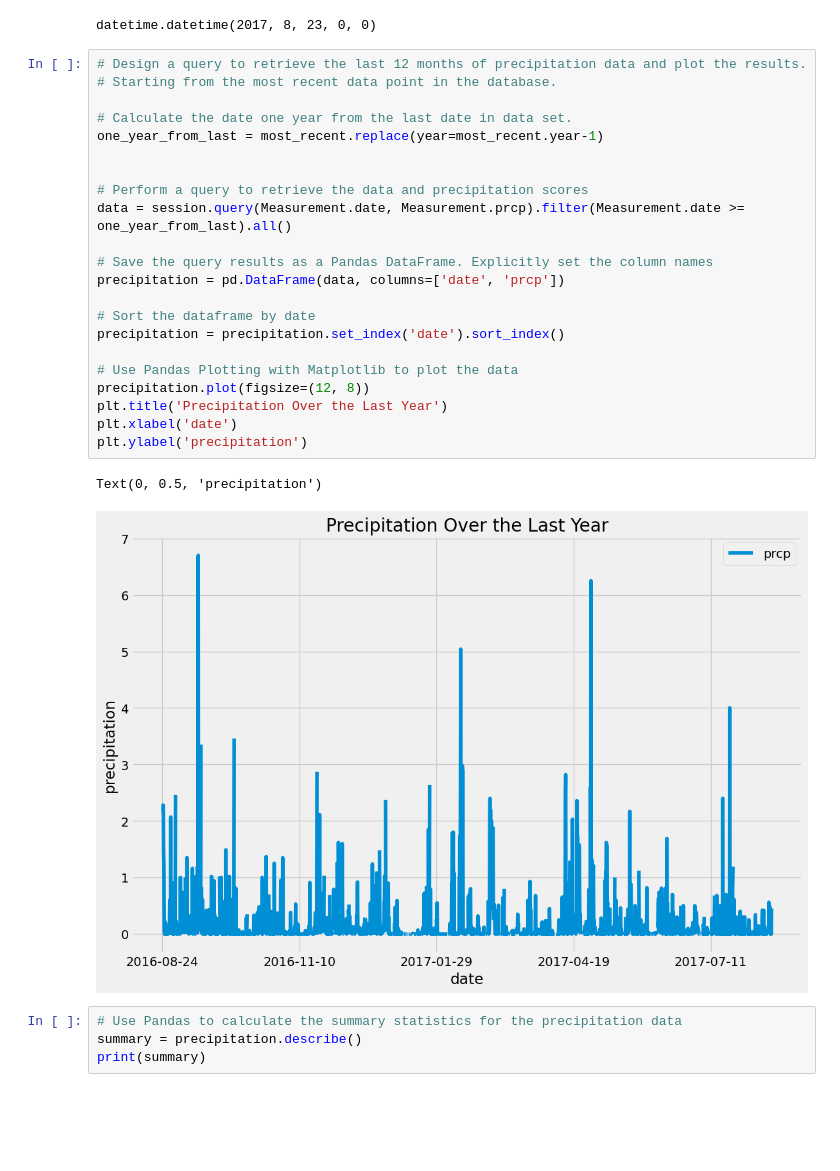
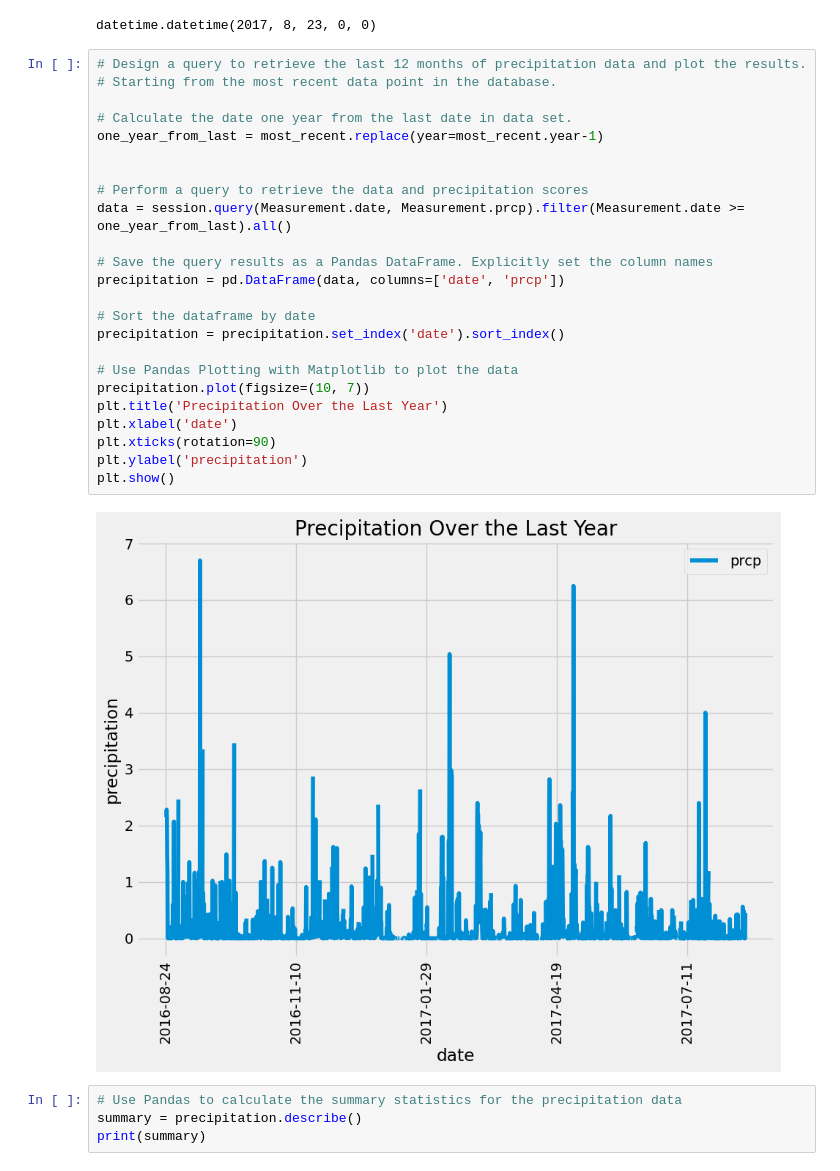
Before and after one commit to lotzamotza/sqlalchemy-challenge, a Jupyter notebook: climate_starter.ipynb, the cells around one changed output. Cells and saved outputs as stored; diff of their text form; blank space fills up the shorter version.

```diff
--- a/climate_starter.ipynb
+++ b/climate_starter.ipynb
@@ -48,28 +48,29 @@ datetime.datetime(2017, 8, 23, 0, 0)
 # %%
 # Design a query to retrieve the last 12 months of precipitation data and plot the results.
 # Starting from the most recent data point in the database.
 
 # Calculate the date one year from the last date in data set.
 one_year_from_last = most_recent.replace(year=most_recent.year-1)
 
 
 # Perform a query to retrieve the data and precipitation scores
 data = session.query(Measurement.date, Measurement.prcp).filter(Measurement.date >= one_year_from_last).all()
 
 # Save the query results as a Pandas DataFrame. Explicitly set the column names
 precipitation = pd.DataFrame(data, columns=['date', 'prcp'])
 
 # Sort the dataframe by date
 precipitation = precipitation.set_index('date').sort_index()
 
 # Use Pandas Plotting with Matplotlib to plot the data
-precipitation.plot(figsize=(12, 8))
+precipitation.plot(figsize=(10, 7))
 plt.title('Precipitation Over the Last Year')
 plt.xlabel('date')
+plt.xticks(rotation=90)
 plt.ylabel('precipitation')
+plt.show()
 # %% [output]
-Text(0, 0.5, 'precipitation')
-[figure, old version]
+[figure, new version]
 # %%
 # Use Pandas to calculate the summary statistics for the precipitation data
 summary = precipitation.describe()
```
